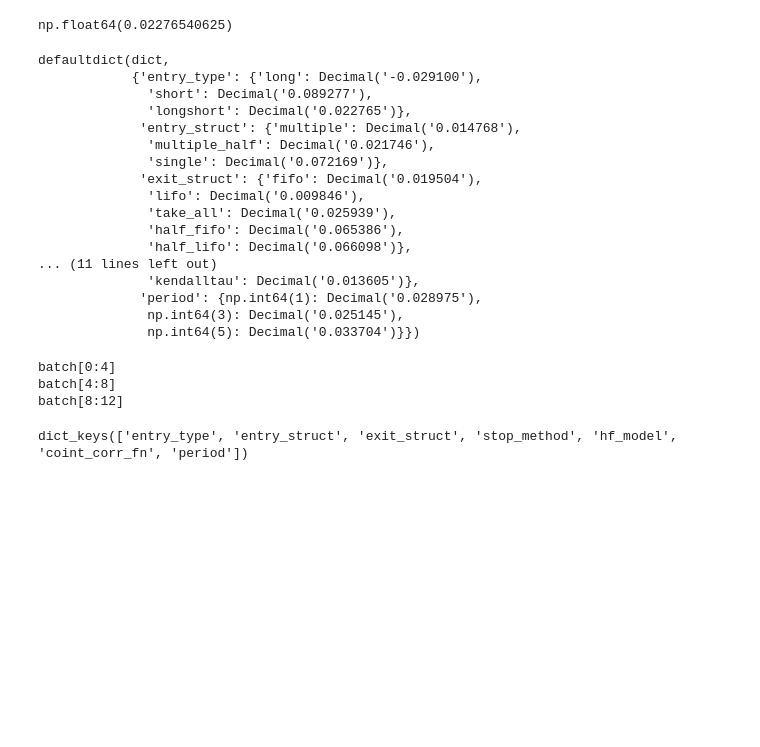
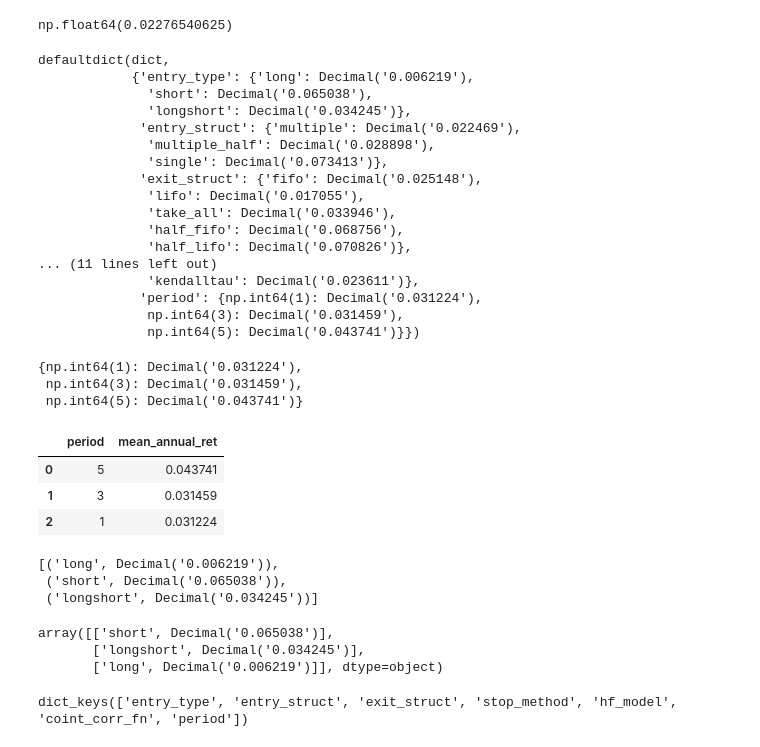
Before and after one commit to CKAbundant/sentiment, a Jupyter notebook: signal.ipynb, the cells around one changed output. Drawn from its saved outputs; the diff is of its cells as text; code cells hidden in the pictures; blank space fills up the shorter version.

```diff
--- a/signal.ipynb
+++ b/signal.ipynb
@@ -80,35 +81,62 @@ np.float64(0.02276540625)
 info_dict = defaultdict(dict)
 for strat_comp in cfg.plot_strat.drilldown_mapping:
     for category in combined[strat_comp].unique():
-        info_dict[strat_comp][category] = Decimal(combined.loc[combined[strat_comp]==category, "annualized_return"].mean()).quantize(Decimal("1.000000"))
+        info_dict[strat_comp][category] = Decimal(
+            combined.loc[combined[strat_comp] == category, "annualized_return"].mean()
+        ).quantize(Decimal("1.000000"))
 
 info_dict
 # %% [output]
 defaultdict(dict,
-            {'entry_type': {'long': Decimal('-0.029100'),
-              'short': Decimal('0.089277'),
-              'longshort': Decimal('0.022765')},
-             'entry_struct': {'multiple': Decimal('0.014768'),
-              'multiple_half': Decimal('0.021746'),
-              'single': Decimal('0.072169')},
-             'exit_struct': {'fifo': Decimal('0.019504'),
-              'lifo': Decimal('0.009846'),
-              'take_all': Decimal('0.025939'),
-              'half_fifo': Decimal('0.065386'),
-              'half_lifo': Decimal('0.066098')},
+            {'entry_type': {'long': Decimal('0.006219'),
+              'short': Decimal('0.065038'),
+              'longshort': Decimal('0.034245')},
+             'entry_struct': {'multiple': Decimal('0.022469'),
+              'multiple_half': Decimal('0.028898'),
+              'single': Decimal('0.073413')},
+             'exit_struct': {'fifo': Decimal('0.025148'),
+              'lifo': Decimal('0.017055'),
+              'take_all': Decimal('0.033946'),
+              'half_fifo': Decimal('0.068756'),
+              'half_lifo': Decimal('0.070826')},
 ... (11 lines left out)
-              'kendalltau': Decimal('0.013605')},
-             'period': {np.int64(1): Decimal('0.028975'),
-              np.int64(3): Decimal('0.025145'),
-              np.int64(5): Decimal('0.033704')}})
+              'kendalltau': Decimal('0.023611')},
+             'period': {np.int64(1): Decimal('0.031224'),
+              np.int64(3): Decimal('0.031459'),
+              np.int64(5): Decimal('0.043741')}})
-# %%
-batch_size = 4
-for i in range(0, 10, batch_size):
-    print(f"batch[{i}:{i+batch_size}]")
-# %% [output]
-batch[0:4]
-batch[4:8]
-batch[8:12]
+# %%
+info_dict["period"]
+# %% [output]
+{np.int64(1): Decimal('0.031224'),
+ np.int64(3): Decimal('0.031459'),
+ np.int64(5): Decimal('0.043741')}
+# %%
+strat_comp = "period"
+
+a = pd.DataFrame.from_dict(info_dict[strat_comp], orient="index")
+a = a.reset_index()
+a.columns = [strat_comp, "mean_annual_ret"]
+a = a.sort_values(by=["mean_annual_ret"], ascending=False).reset_index(drop=True)
+a
+# %% [output]
+|  | period | mean_annual_ret |
+| 0 | 5 | 0.043741 |
+| 1 | 3 | 0.031459 |
+| 2 | 1 | 0.031224 |
+# %%
+a = [(k, v) for k, v in info_dict["entry_type"].items()]
+a
+# %% [output]
+[('long', Decimal('0.006219')),
+ ('short', Decimal('0.065038')),
+ ('longshort', Decimal('0.034245'))]
+# %%
+b = np.array(sorted(a, key=lambda item: item[1], reverse=True))
+b
+# %% [output]
+array([['short', Decimal('0.065038')],
+       ['longshort', Decimal('0.034245')],
+       ['long', Decimal('0.006219')]], dtype=object)
 # %%
 a = cfg.plot_strat.drilldown_mapping
 a.keys()
```
Also changed, not shown: parts of 4 cells of this notebook, 2 other files.
